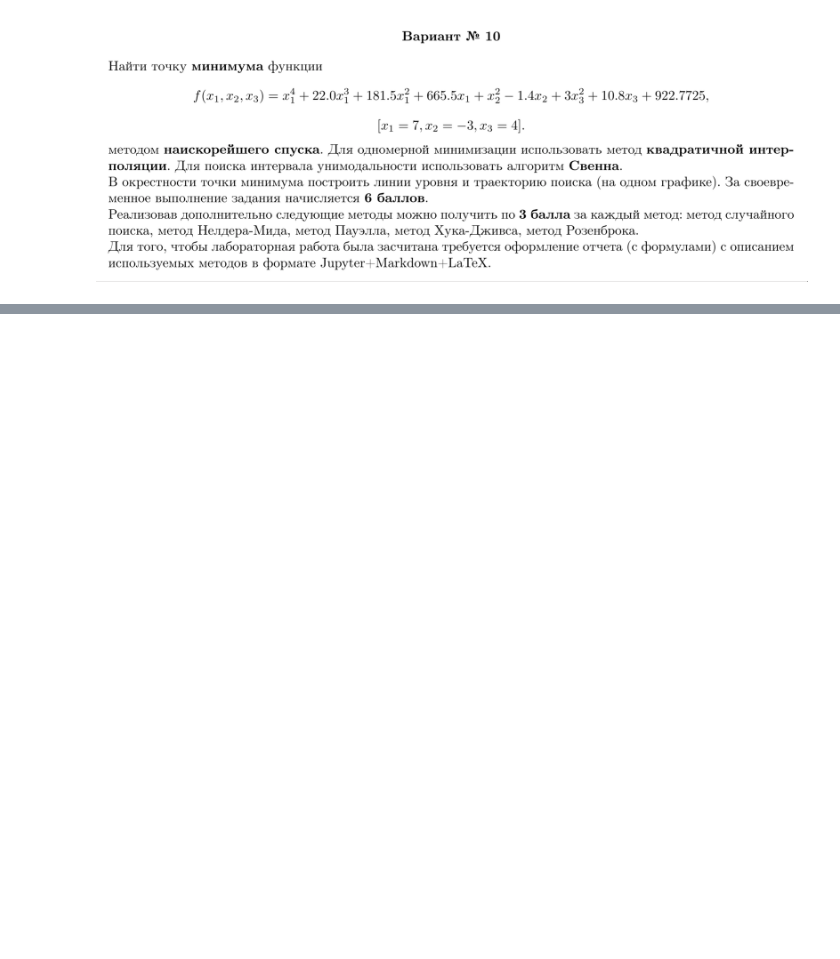
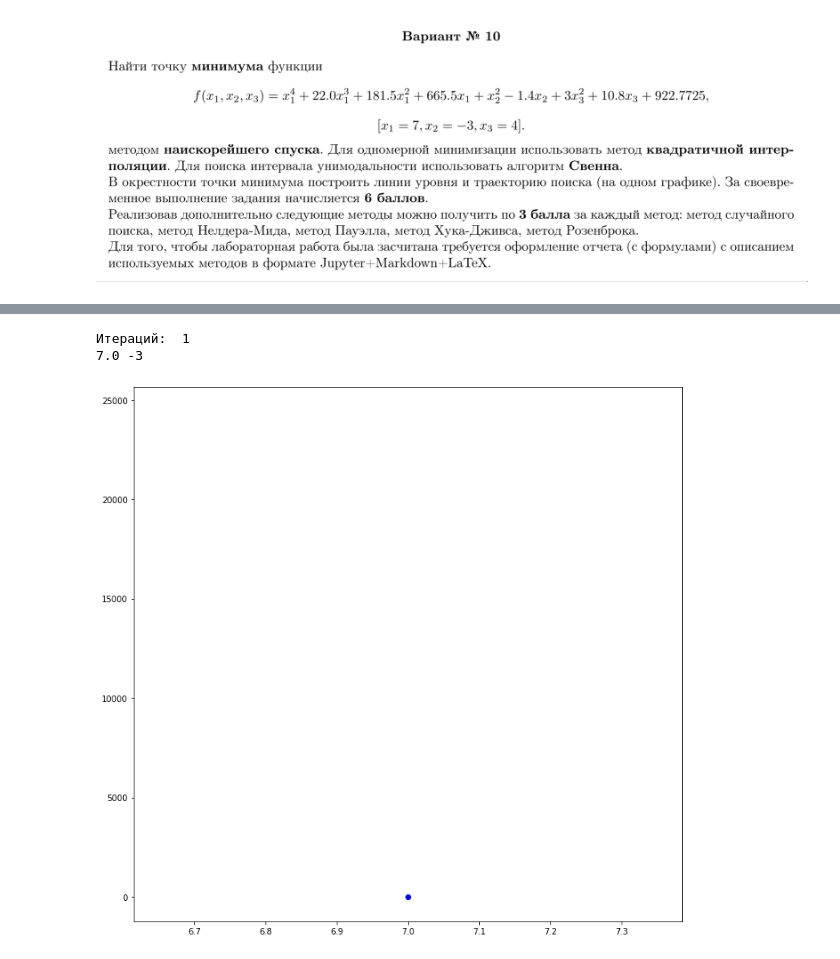
Before and after one commit to m1ntm1nd/dz_algo_1, a Jupyter notebook: vm/vm6_Kulagin.ipynb, the cells around one changed output, grey strips where cells are left out. Drawn from its saved outputs; the diff is of its cells as text; code cells hidden in the pictures; blank space fills up the shorter version.

```diff
--- a/vm/vm6_Kulagin.ipynb
+++ b/vm/vm6_Kulagin.ipynb
@@ -18,0 +32,10 @@ IndentationError: unexpected indent (<ipython-input-4-01435f1f15f9>, line 3)
+# %%
+h=0.5
+def scw(F,h):
+    alpha0=0
+    while not((F(alpha0-h)>F(alpha0))&(F(alpha0)<F(alpha0+h))):
+        if F(alpha0-h)>F(alpha0+h):
+            alpha0=alpha0+h/2
+        else:
+            alpha0=alpha0-h/2
+    return alpha0
@@ -18,0 +74,20 @@ IndentationError: unexpected indent (<ipython-input-4-01435f1f15f9>, line 3)
+# %%
+while sqrt((x-xo)**2)>eps1:
+    i+=1
+    def F(alpha):
+        return f(x+alpha*(-dFx1(x)))
+
+    alpha=minimize(F,eps2,0,scw(F,h))
+    xo=x
+    x=x+alpha*(-dFx1(x))
+
+    plt.plot([xo, x],[f(xo), f(x)],'-r')
+print('Итераций: ',i)
+plt.plot([x],[y],'-bo')
+print(x,y)
+
+plt.show()
+# %% [output]
+Итераций:  1
+7.0 -3
+[figure, added]
```
Also changed, not shown: parts of 13 cells of this notebook, 3 other files.
